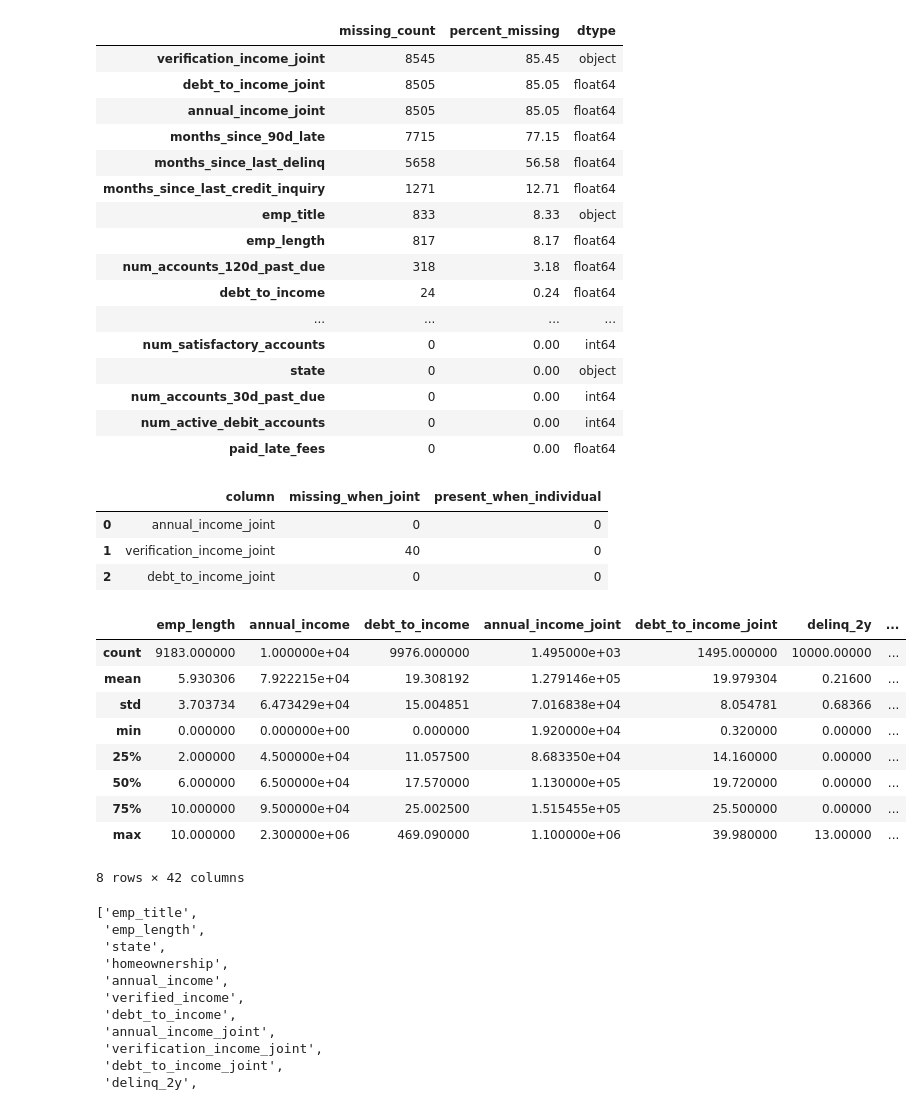
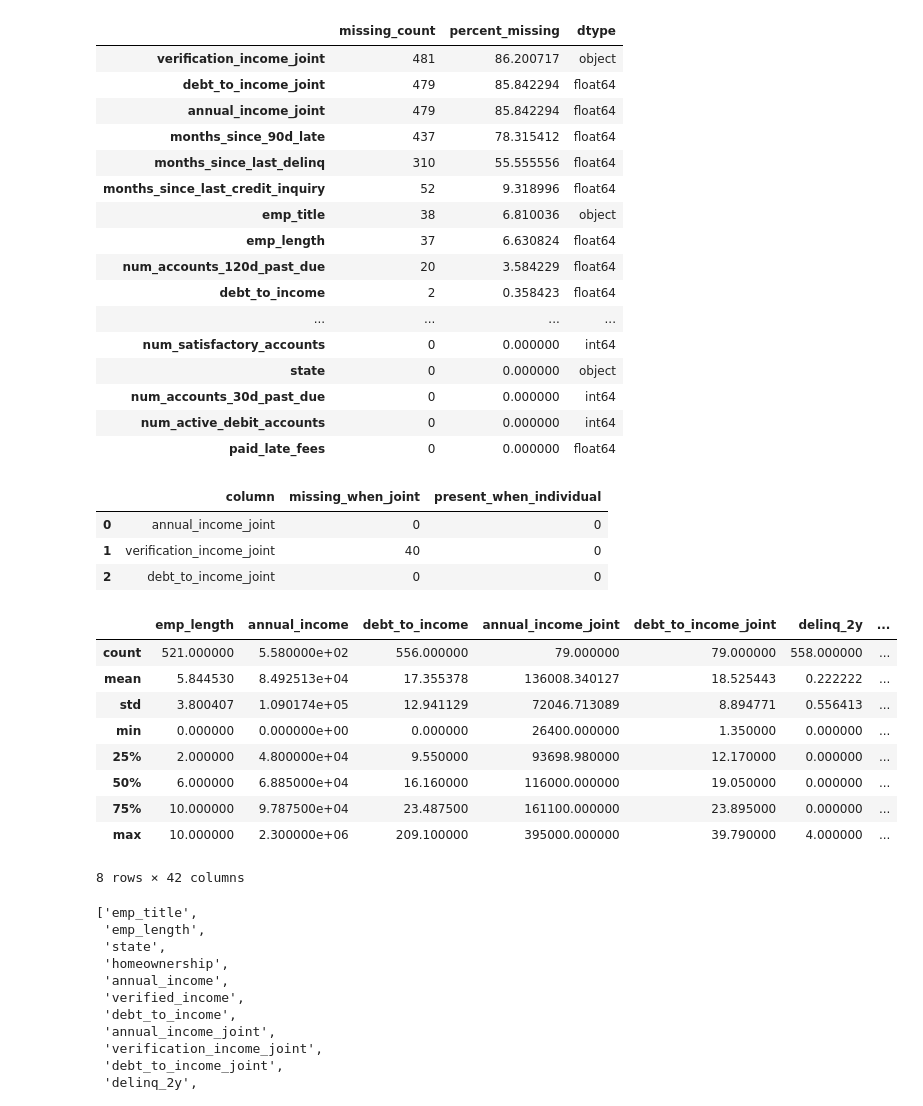
Before and after one commit to egrmventura/loan-default-ml-pipeline, a Jupyter notebook: notebooks/01_data_profiling.ipynb, the cells around one changed output. Cells and saved outputs as stored; diff of their text form; code cells hidden in the pictures.

```diff
--- a/notebooks/01_data_profiling.ipynb
+++ b/notebooks/01_data_profiling.ipynb
@@ -5,25 +5,27 @@ from loan_default_ml_pipeline.ingestion.load_data import load_raw_data
 from loan_default_ml_pipeline.validation.data_quality import null_summary
 
 df = load_raw_data()
-null_summary(df)
+# apply filter of default binary loan_statuses
+df_filt = df[(df['loan_status'].isin(['Charged Off', 'Late (31-120 days)', 'Late (16-30 days)', 'Fully Paid']))]
+null_summary(df_filt)
 # %% [output]
 |  | missing_count | percent_missing | dtype |
-| verification_income_joint | 8545 | 85.45 | object |
-| debt_to_income_joint | 8505 | 85.05 | float64 |
-| annual_income_joint | 8505 | 85.05 | float64 |
-| months_since_90d_late | 7715 | 77.15 | float64 |
-| months_since_last_delinq | 5658 | 56.58 | float64 |
-| months_since_last_credit_inquiry | 1271 | 12.71 | float64 |
-| emp_title | 833 | 8.33 | object |
-| emp_length | 817 | 8.17 | float64 |
-| num_accounts_120d_past_due | 318 | 3.18 | float64 |
-| debt_to_income | 24 | 0.24 | float64 |
+| verification_income_joint | 481 | 86.200717 | object |
+| debt_to_income_joint | 479 | 85.842294 | float64 |
+| annual_income_joint | 479 | 85.842294 | float64 |
+| months_since_90d_late | 437 | 78.315412 | float64 |
+| months_since_last_delinq | 310 | 55.555556 | float64 |
+| months_since_last_credit_inquiry | 52 | 9.318996 | float64 |
+| emp_title | 38 | 6.810036 | object |
+| emp_length | 37 | 6.630824 | float64 |
+| num_accounts_120d_past_due | 20 | 3.584229 | float64 |
+| debt_to_income | 2 | 0.358423 | float64 |
 | ... | ... | ... | ... |
-| num_satisfactory_accounts | 0 | 0.00 | int64 |
-| state | 0 | 0.00 | object |
-| num_accounts_30d_past_due | 0 | 0.00 | int64 |
-| num_active_debit_accounts | 0 | 0.00 | int64 |
-| paid_late_fees | 0 | 0.00 | float64 |
+| num_satisfactory_accounts | 0 | 0.000000 | int64 |
+| state | 0 | 0.000000 | object |
+| num_accounts_30d_past_due | 0 | 0.000000 | int64 |
+| num_active_debit_accounts | 0 | 0.000000 | int64 |
+| paid_late_fees | 0 | 0.000000 | float64 |
 # %%
 # Check if the large null counts from *_joint columns coincide with application_type = 'joint'
 import pandas as pd
@@ -45,17 +47,17 @@ pd.DataFrame(results)
 | 1 | verification_income_joint | 40 | 0 |
 | 2 | debt_to_income_joint | 0 | 0 |
 # %%
-df.describe()
+df_filt.describe()
 # %% [output]
 |  | emp_length | annual_income | debt_to_income | annual_income_joint | debt_to_income_joint | delinq_2y | ... |
-| count | 9183.000000 | 1.000000e+04 | 9976.000000 | 1.495000e+03 | 1495.000000 | 10000.00000 | ... |
-| mean | 5.930306 | 7.922215e+04 | 19.308192 | 1.279146e+05 | 19.979304 | 0.21600 | ... |
-| std | 3.703734 | 6.473429e+04 | 15.004851 | 7.016838e+04 | 8.054781 | 0.68366 | ... |
-| min | 0.000000 | 0.000000e+00 | 0.000000 | 1.920000e+04 | 0.320000 | 0.00000 | ... |
-| 25% | 2.000000 | 4.500000e+04 | 11.057500 | 8.683350e+04 | 14.160000 | 0.00000 | ... |
-| 50% | 6.000000 | 6.500000e+04 | 17.570000 | 1.130000e+05 | 19.720000 | 0.00000 | ... |
-| 75% | 10.000000 | 9.500000e+04 | 25.002500 | 1.515455e+05 | 25.500000 | 0.00000 | ... |
-| max | 10.000000 | 2.300000e+06 | 469.090000 | 1.100000e+06 | 39.980000 | 13.00000 | ... |
+| count | 521.000000 | 5.580000e+02 | 556.000000 | 79.000000 | 79.000000 | 558.000000 | ... |
+| mean | 5.844530 | 8.492513e+04 | 17.355378 | 136008.340127 | 18.525443 | 0.222222 | ... |
+| std | 3.800407 | 1.090174e+05 | 12.941129 | 72046.713089 | 8.894771 | 0.556413 | ... |
+| min | 0.000000 | 0.000000e+00 | 0.000000 | 26400.000000 | 1.350000 | 0.000000 | ... |
+| 25% | 2.000000 | 4.800000e+04 | 9.550000 | 93698.980000 | 12.170000 | 0.000000 | ... |
+| 50% | 6.000000 | 6.885000e+04 | 16.160000 | 116000.000000 | 19.050000 | 0.000000 | ... |
+| 75% | 10.000000 | 9.787500e+04 | 23.487500 | 161100.000000 | 23.895000 | 0.000000 | ... |
+| max | 10.000000 | 2.300000e+06 | 209.100000 | 395000.000000 | 39.790000 | 4.000000 | ... |
 8 rows × 42 columns
 # %%
 df.columns.tolist()
```
Also changed, not shown: parts of 1 cell of this notebook, 5 other files.
